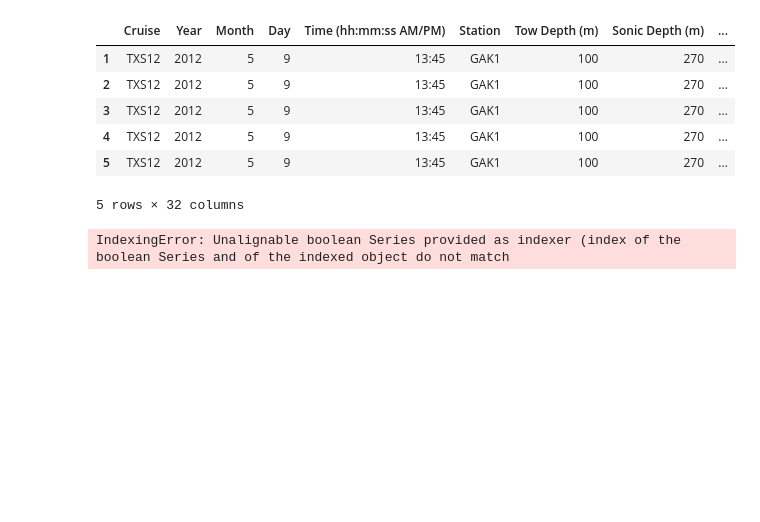
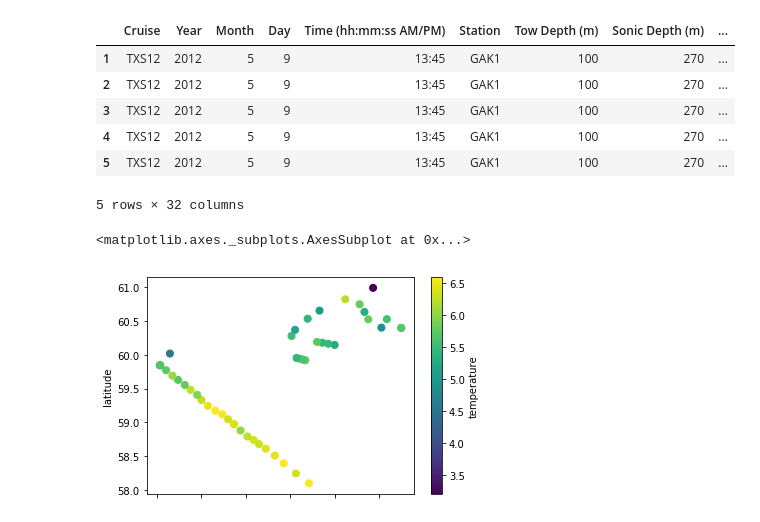
Before and after one commit to eldobbins/ohw_lter_vis, a Jupyter notebook: notebooks/Demo_ohw_lter_vis.ipynb, the cells around one changed output. Saved outputs shown, nothing was run; the diff lists cells and outputs as text; code cells hidden in the pictures; blank space fills up the shorter version.

```diff
--- a/notebooks/Demo_ohw_lter_vis.ipynb
+++ b/notebooks/Demo_ohw_lter_vis.ipynb
@@ -26,6 +32,9 @@ zoo_df.head()
 | 5 | TXS12 | 2012 | 5 | 9 | 13:45 | GAK1 | 100 | 270 | ... |
 5 rows × 32 columns
 # %%
-CTD_df.loc[:,CTD_df.pressure==0].plot(x=salinity,y=temperature)
+surface = CTD_df[CTD_df['pressure']==0]
+#surface.describe()
+surface.plot.scatter(x='longitude', y='latitude', c='temperature', s=50, colormap='viridis')
 # %% [output]
-IndexingError: Unalignable boolean Series provided as indexer (index of the boolean Series and of the indexed object do not match
+<matplotlib.axes._subplots.AxesSubplot at 0x...>
+[figure, added]
```
Also changed, not shown: parts of 4 cells of this notebook.
